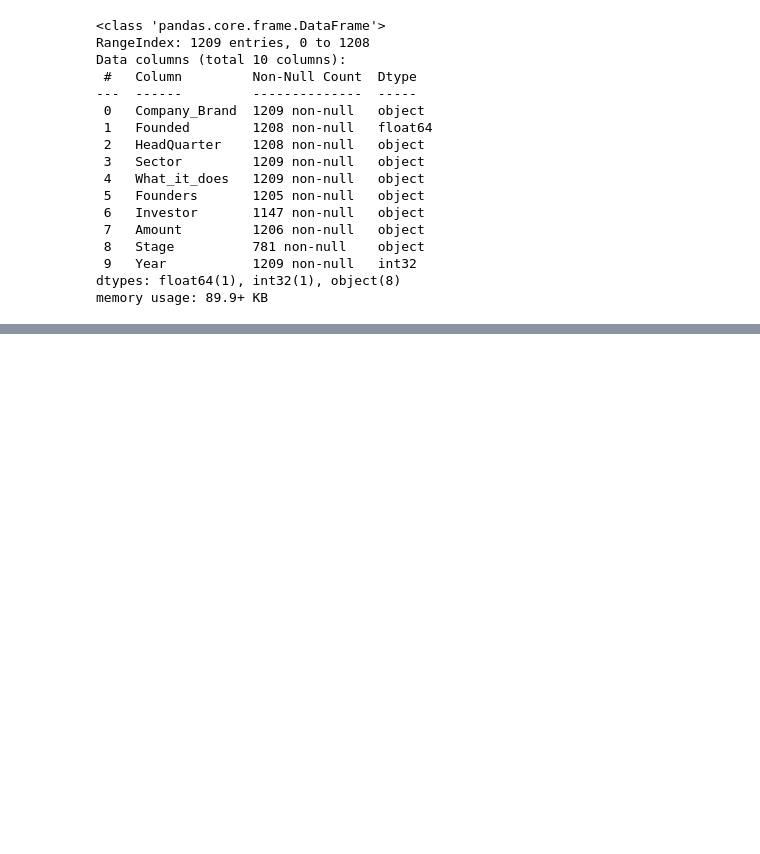
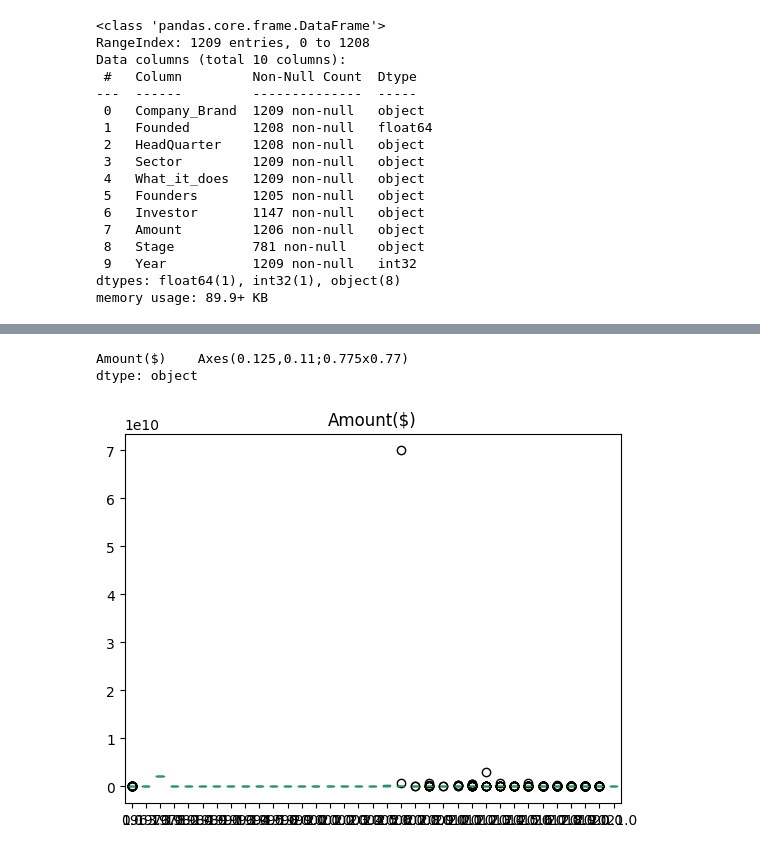
Before and after one commit to netebom/Indian_start_up_ecosystem_analysis, a Jupyter notebook: indian_start_up_funding.ipynb, the cells around one changed output, grey strips where cells are left out. Cells and saved outputs as stored; diff of their text form; code cells hidden in the pictures; blank space fills up the shorter version.

```diff
--- a/indian_start_up_funding.ipynb
+++ b/indian_start_up_funding.ipynb
@@ -398,0 +894,7 @@ df4.groupby(by='Stage', as_index = False).sum()
+# %%
+# Visualize the distribution of the start-ups' Location with boxplot
+df.plot.box(column='Amount($)', by='Founded')
+# %% [output]
+Amount($)    Axes(0.125,0.11;0.775x0.77)
+dtype: object
+[figure, added]
```
Also changed, not shown: parts of 64 cells of this notebook.
